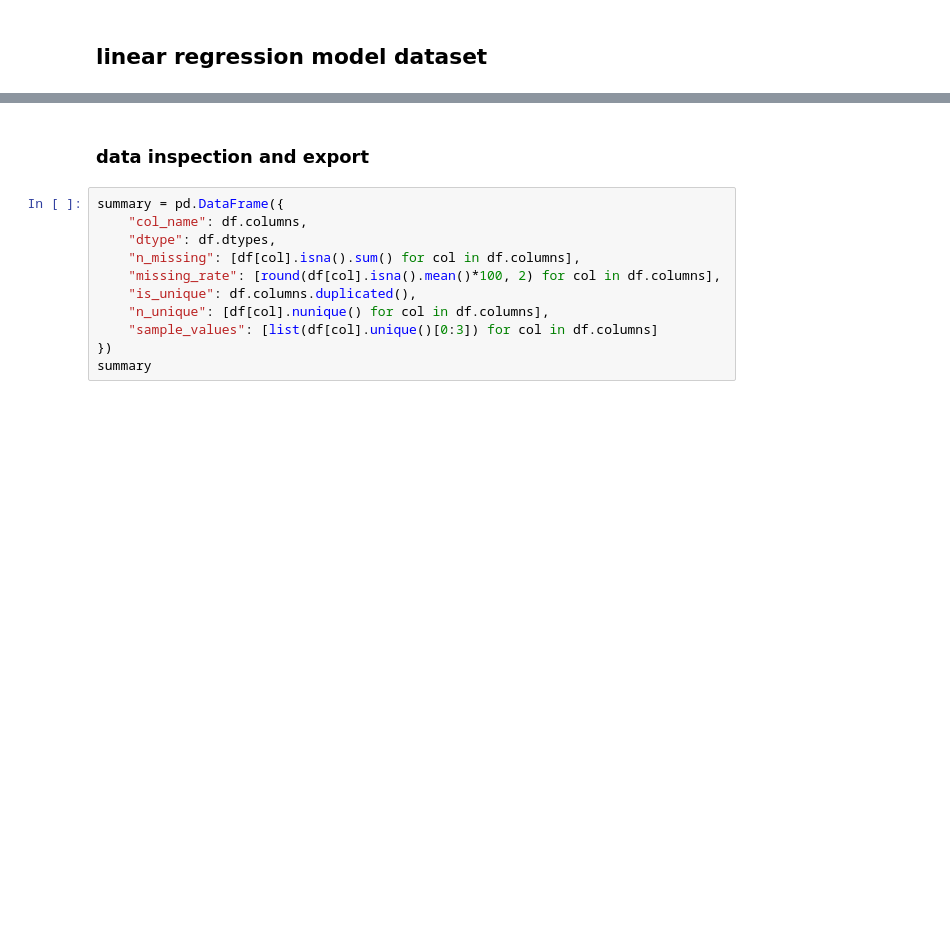
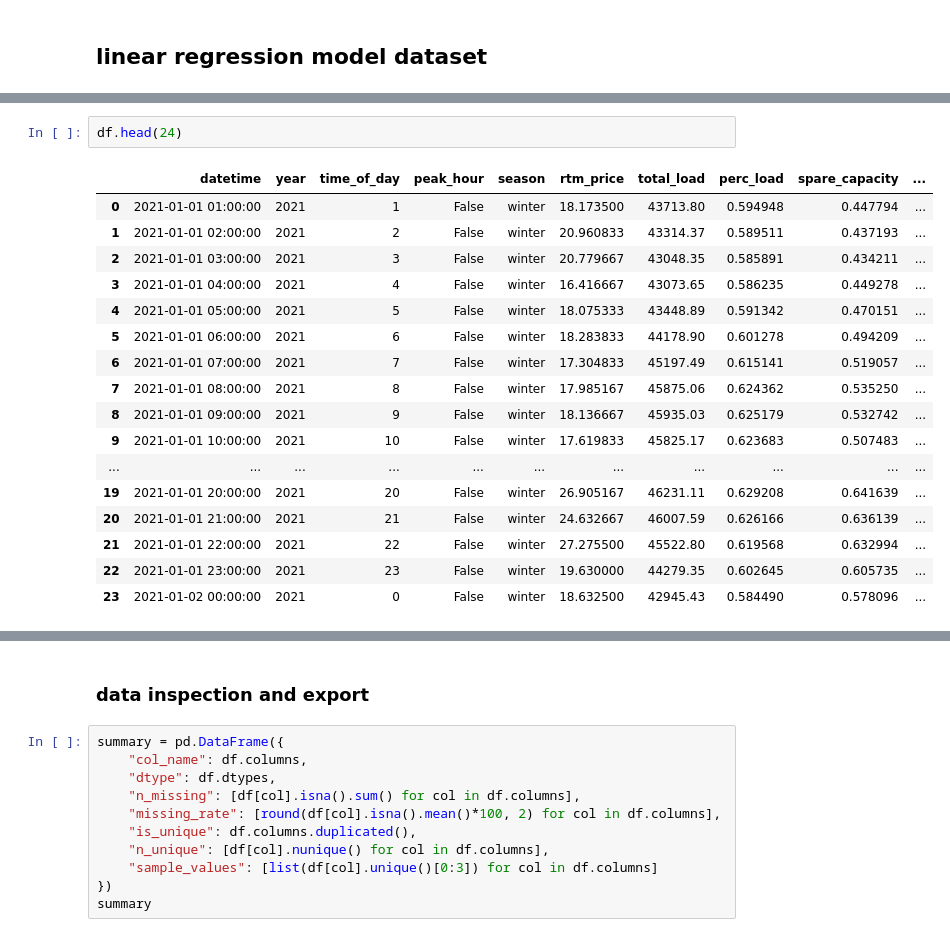
Before and after one commit to zyliaz/Energy-Price-Risk-Model, a Jupyter notebook: 03_notebooks/03_model/01_regression_data.ipynb, the cells around one changed output, grey strips where cells are left out. Cells and saved outputs as stored; diff of their text form; blank space fills up the shorter version.

```diff
--- a/03_notebooks/03_model/01_regression_data.ipynb
+++ b/03_notebooks/03_model/01_regression_data.ipynb
@@ -108,0 +120,20 @@ df
+# %%
+df.head(24)
+# %% [output]
+|  | datetime | year | time_of_day | peak_hour | season | rtm_price | total_load | perc_load | spare_capacity | ... |
+| 0 | 2021-01-01 01:00:00 | 2021 | 1 | False | winter | 18.173500 | 43713.80 | 0.594948 | 0.447794 | ... |
+| 1 | 2021-01-01 02:00:00 | 2021 | 2 | False | winter | 20.960833 | 43314.37 | 0.589511 | 0.437193 | ... |
+| 2 | 2021-01-01 03:00:00 | 2021 | 3 | False | winter | 20.779667 | 43048.35 | 0.585891 | 0.434211 | ... |
+| 3 | 2021-01-01 04:00:00 | 2021 | 4 | False | winter | 16.416667 | 43073.65 | 0.586235 | 0.449278 | ... |
+| 4 | 2021-01-01 05:00:00 | 2021 | 5 | False | winter | 18.075333 | 43448.89 | 0.591342 | 0.470151 | ... |
+| 5 | 2021-01-01 06:00:00 | 2021 | 6 | False | winter | 18.283833 | 44178.90 | 0.601278 | 0.494209 | ... |
+| 6 | 2021-01-01 07:00:00 | 2021 | 7 | False | winter | 17.304833 | 45197.49 | 0.615141 | 0.519057 | ... |
+| 7 | 2021-01-01 08:00:00 | 2021 | 8 | False | winter | 17.985167 | 45875.06 | 0.624362 | 0.535250 | ... |
+| 8 | 2021-01-01 09:00:00 | 2021 | 9 | False | winter | 18.136667 | 45935.03 | 0.625179 | 0.532742 | ... |
+| 9 | 2021-01-01 10:00:00 | 2021 | 10 | False | winter | 17.619833 | 45825.17 | 0.623683 | 0.507483 | ... |
+| ... | ... | ... | ... | ... | ... | ... | ... | ... | ... | ... |
+| 19 | 2021-01-01 20:00:00 | 2021 | 20 | False | winter | 26.905167 | 46231.11 | 0.629208 | 0.641639 | ... |
+| 20 | 2021-01-01 21:00:00 | 2021 | 21 | False | winter | 24.632667 | 46007.59 | 0.626166 | 0.636139 | ... |
+| 21 | 2021-01-01 22:00:00 | 2021 | 22 | False | winter | 27.275500 | 45522.80 | 0.619568 | 0.632994 | ... |
+| 22 | 2021-01-01 23:00:00 | 2021 | 23 | False | winter | 19.630000 | 44279.35 | 0.602645 | 0.605735 | ... |
+| 23 | 2021-01-02 00:00:00 | 2021 | 0 | False | winter | 18.632500 | 42945.43 | 0.584490 | 0.578096 | ... |
```
Also changed, not shown: parts of 13 cells of this notebook, 14 other files.
